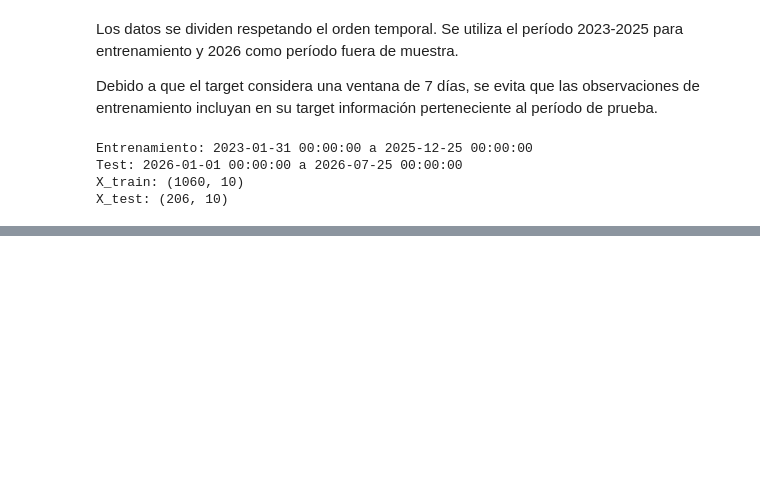
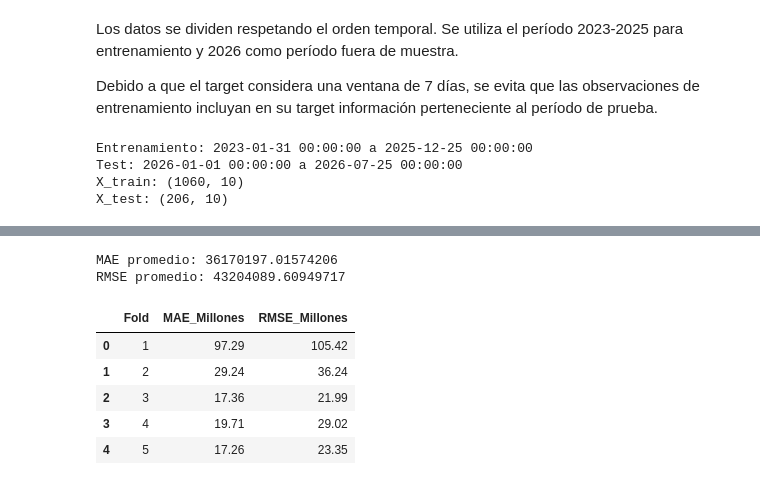
Before and after one commit to Vyena/ml_finance_teixeiradossantos, a Jupyter notebook: notebooks/Proyecto final/proyecto_flujo_caja.ipynb, the cells around one changed output, grey strips where cells are left out. Drawn from its saved outputs; the diff is of its cells as text; code cells hidden in the pictures; blank space fills up the shorter version.

```diff
--- a/notebooks/Proyecto final/proyecto_flujo_caja.ipynb
+++ b/notebooks/Proyecto final/proyecto_flujo_caja.ipynb
@@ -557,0 +602,47 @@ X_test: (206, 10)
+# %%
+resultados_ridge = []
+
+for i, (train_idx, val_idx) in enumerate(tscv.split(X_train), start=1):
+
+    X_fold_train = X_train.iloc[train_idx]
+    y_fold_train = y_train.iloc[train_idx]
+
+    X_fold_val = X_train.iloc[val_idx]
+    y_fold_val = y_train.iloc[val_idx]
+
+    modelo_ridge.fit(X_fold_train, y_fold_train)
+
+    pred_val = modelo_ridge.predict(X_fold_val)
+
+    mae = mean_absolute_error(y_fold_val, pred_val)
+    rmse = np.sqrt(mean_squared_error(y_fold_val, pred_val))
+
+    resultados_ridge.append({
+        "Fold": i,
+        "MAE": mae,
+        "RMSE": rmse
+    })
+
+resultados_ridge = pd.DataFrame(resultados_ridge)
+
+
+print("MAE promedio:", resultados_ridge["MAE"].mean())
+print("RMSE promedio:", resultados_ridge["RMSE"].mean())
+
+resultados_ridge["MAE_Millones"] = resultados_ridge["MAE"] / 1_000_000
+resultados_ridge["RMSE_Millones"] = resultados_ridge["RMSE"] / 1_000_000
+
+display(
+    resultados_ridge[
+        ["Fold", "MAE_Millones", "RMSE_Millones"]
+    ].round(2)
+)
+# %% [output]
+MAE promedio: 36170197.01574206
+RMSE promedio: 43204089.60949717
+|  | Fold | MAE_Millones | RMSE_Millones |
+| 0 | 1 | 97.29 | 105.42 |
+| 1 | 2 | 29.24 | 36.24 |
+| 2 | 3 | 17.36 | 21.99 |
+| 3 | 4 | 19.71 | 29.02 |
+| 4 | 5 | 17.26 | 23.35 |
```
Also changed, not shown: parts of 21 cells of this notebook.
